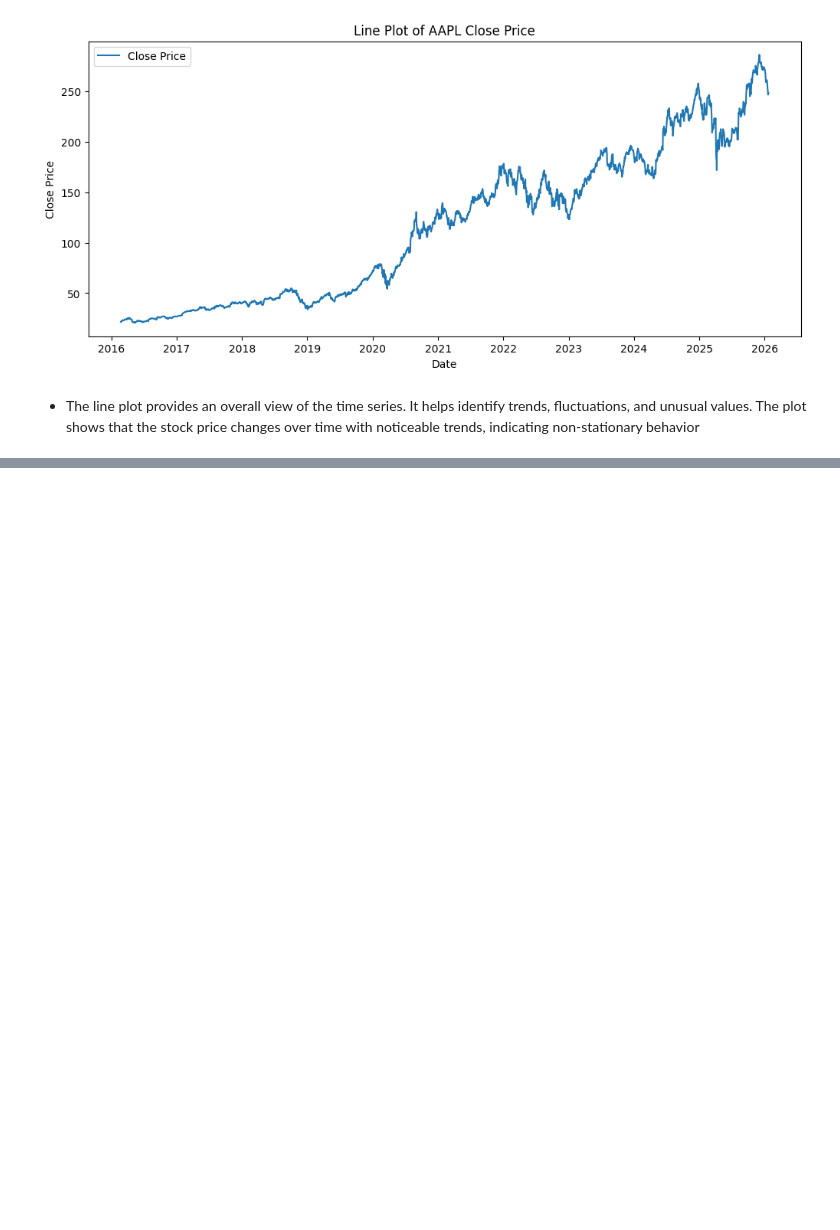
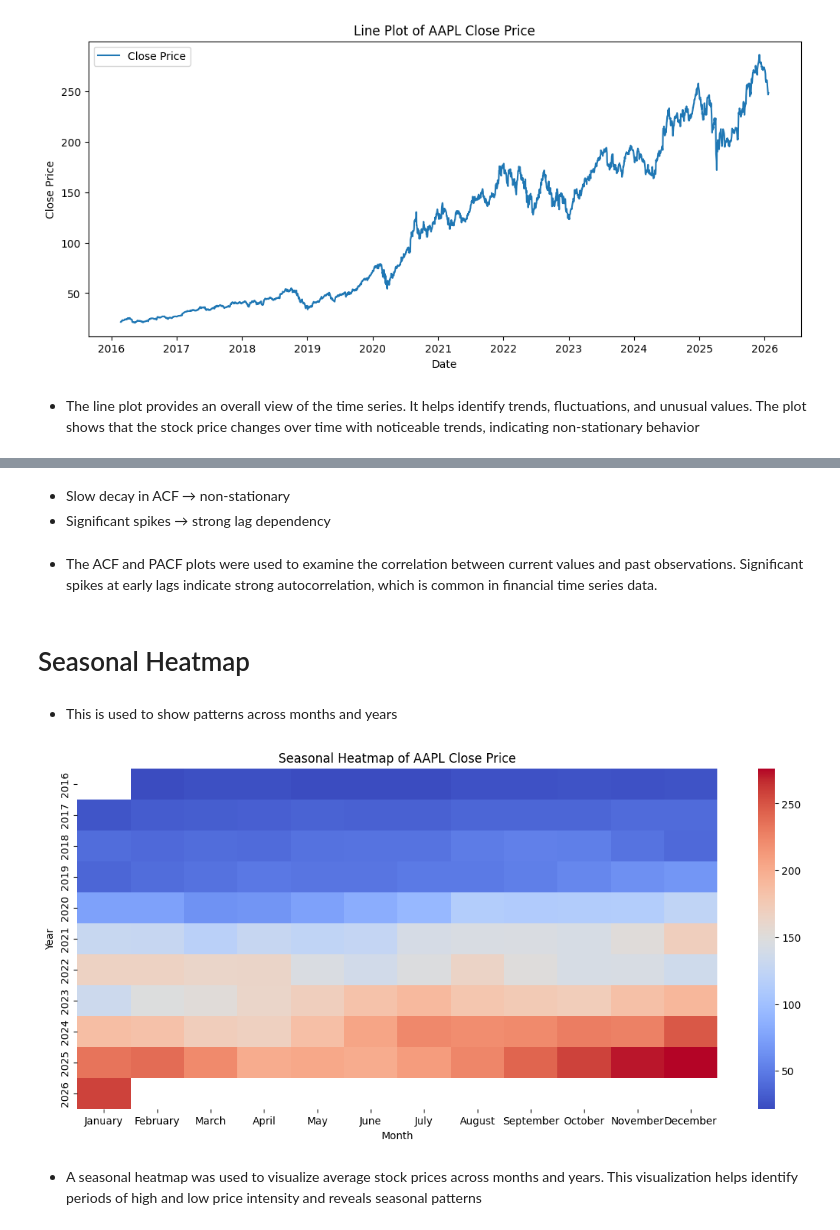
Before and after one commit to Agumekenneth/Time-series-, a Jupyter notebook: practical/ts.ipynb, the cells around one changed output, grey strips where cells are left out. Saved outputs shown, nothing was run; the diff lists cells and outputs as text; code cells hidden in the pictures; blank space fills up the shorter version.

```diff
--- a/practical/ts.ipynb
+++ b/practical/ts.ipynb
@@ -217,0 +249,37 @@ plt.show()
+# %% [markdown]
+- Slow decay in ACF → non-stationary
+- Significant spikes → strong lag dependency
+# %% [markdown]
+- The ACF and PACF plots were used to examine the correlation between current values and past observations. Significant spikes at early lags indicate strong autocorrelation, which is common in financial time series data.
+# %% [markdown]
+# Seasonal Heatmap
+# %% [markdown]
+- This is used to show patterns across months and years
+# %%
+import seaborn as sns
+
+# Create a copy for heatmap
+heat_df = df_aapl.copy()
+heat_df['Year'] = heat_df.index.year
+heat_df['Month'] = heat_df.index.month_name()
+
+pivot = heat_df.pivot_table(
+    values='Close',
+    index='Year',
+    columns='Month',
+    aggfunc='mean'
+)
+
+# Correct month order
+months_order = ['January','February','March','April','May','June',
+                'July','August','September','October','November','December']
+pivot = pivot.reindex(columns=months_order)
+
+plt.figure(figsize=(14, 6))
+sns.heatmap(pivot, cmap='coolwarm')
+plt.title("Seasonal Heatmap of AAPL Close Price")
+plt.show()
+# %% [output]
+[figure, added]
+# %% [markdown]
+- A seasonal heatmap was used to visualize average stock prices across months and years. This visualization helps identify periods of high and low price intensity and reveals seasonal patterns
```
Also changed, not shown: parts of 6 cells of this notebook.
